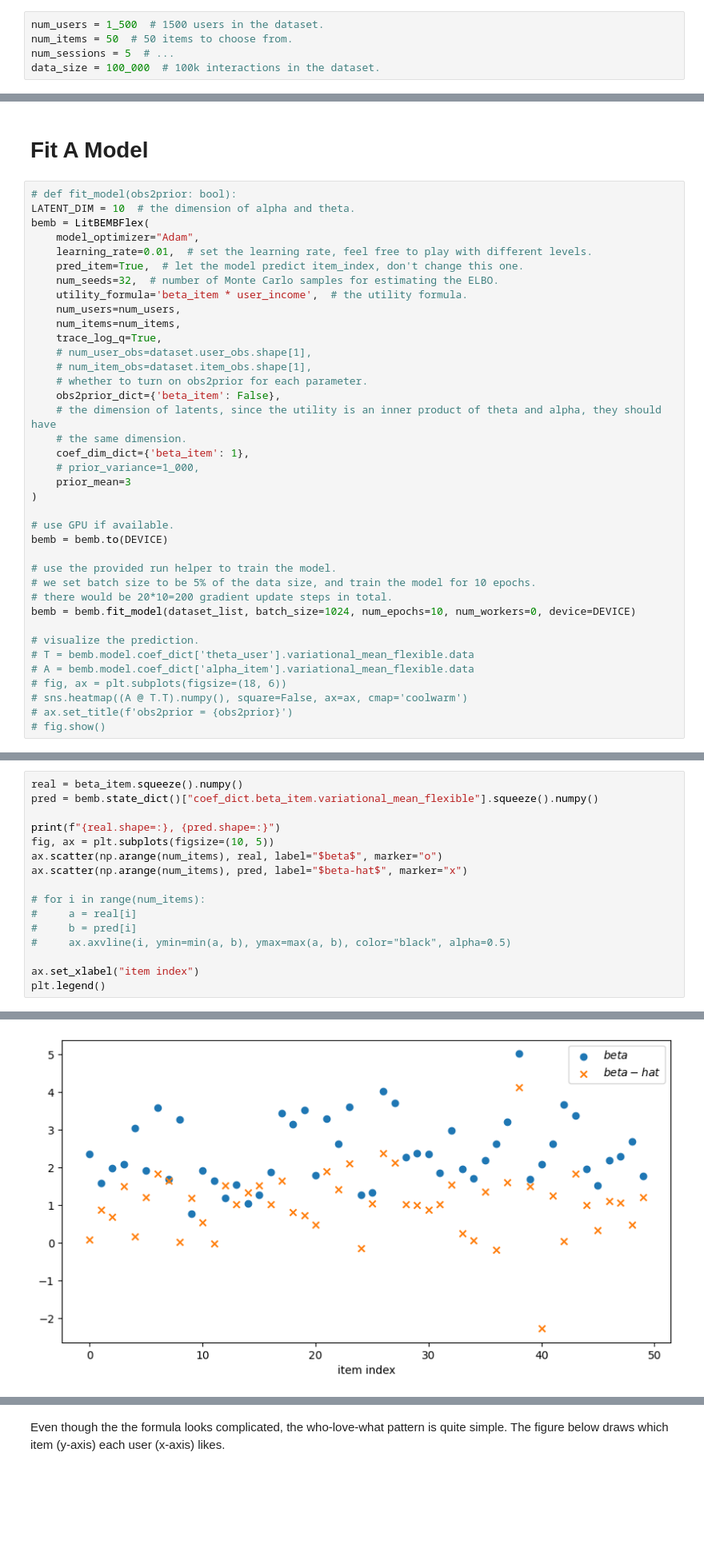
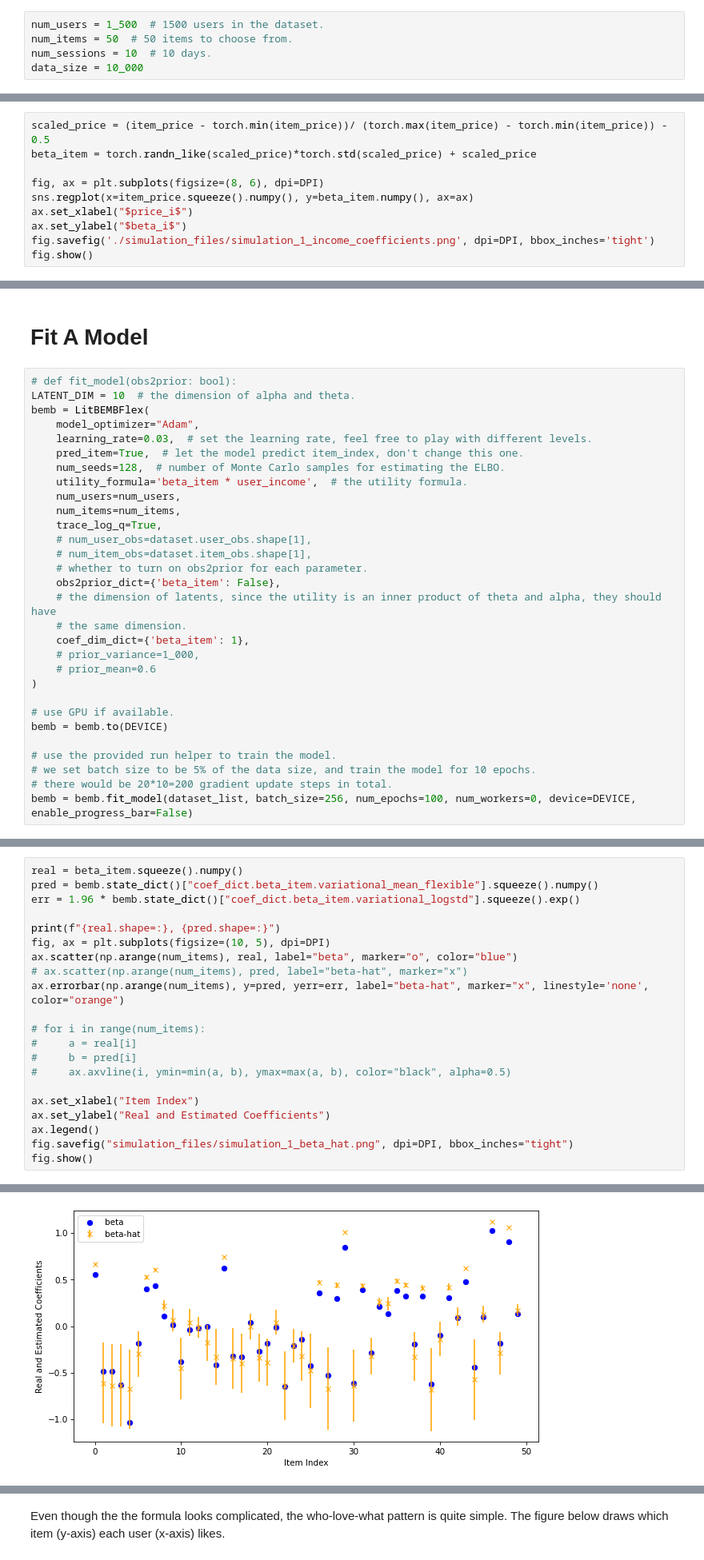
Before and after one commit to gsbDBI/bemb, a Jupyter notebook: tutorials/simulation/simulation_study_paper_demo.ipynb, the cells around one changed output, grey strips where cells are left out. Shown: that part at 80% size. Saved outputs shown, nothing was run; the diff lists cells and outputs as text; blank space fills up the shorter version.

Commit message:
update simulations

```diff
--- a/tutorials/simulation/simulation_study_paper_demo.ipynb
+++ b/tutorials/simulation/simulation_study_paper_demo.ipynb
@@ -22,8 +31,8 @@ Please note that the `data_size` is much smaller than `num_users` $\times$ `num_
 # %%
 num_users = 1_500  # 1500 users in the dataset.
 num_items = 50  # 50 items to choose from.
-num_sessions = 5  # ...
-data_size = 100_000  # 100k interactions in the dataset.
+num_sessions = 10  # 10 days.
+data_size = 10_000
 # %%
 user_index = torch.LongTensor(np.random.choice(num_users, size=data_size))
 session_index = torch.LongTensor(np.random.choice(num_sessions, size=data_size))
@@ -87,0 +80,10 @@ plot_tensor(beta_item)
+# %%
+scaled_price = (item_price - torch.min(item_price))/ (torch.max(item_price) - torch.min(item_price)) - 0.5
+beta_item = torch.randn_like(scaled_price)*torch.std(scaled_price) + scaled_price
+
+fig, ax = plt.subplots(figsize=(8, 6), dpi=DPI)
+sns.regplot(x=item_price.squeeze().numpy(), y=beta_item.numpy(), ax=ax)
+ax.set_xlabel("$price_i$")
+ax.set_ylabel("$beta_i$")
+fig.savefig('./simulation_files/simulation_1_income_coefficients.png', dpi=DPI, bbox_inches='tight')
+fig.show()
@@ -174,9 +180,9 @@ ChoiceDataset(label=[], item_index=[100000], user_index=[100000], session_index=
 LATENT_DIM = 10  # the dimension of alpha and theta.
 bemb = LitBEMBFlex(
     model_optimizer="Adam",
-    learning_rate=0.01,  # set the learning rate, feel free to play with different levels.
+    learning_rate=0.03,  # set the learning rate, feel free to play with different levels.
     pred_item=True,  # let the model predict item_index, don't change this one.
-    num_seeds=32,  # number of Monte Carlo samples for estimating the ELBO.
+    num_seeds=128,  # number of Monte Carlo samples for estimating the ELBO.
     utility_formula='beta_item * user_income',  # the utility formula.
     num_users=num_users,
     num_items=num_items,
@@ -189,7 +195,7 @@ bemb = LitBEMBFlex(
     # the same dimension.
     coef_dim_dict={'beta_item': 1},
     # prior_variance=1_000,
-    prior_mean=3
+    # prior_mean=0.6
 )
 
 # use GPU if available.
@@ -198,15 +204,7 @@ bemb = bemb.to(DEVICE)
 # use the provided run helper to train the model.
 # we set batch size to be 5% of the data size, and train the model for 10 epochs.
 # there would be 20*10=200 gradient update steps in total.
-bemb = bemb.fit_model(dataset_list, batch_size=1024, num_epochs=10, num_workers=0, device=DEVICE)
-
-# visualize the prediction.
-# T = bemb.model.coef_dict['theta_user'].variational_mean_flexible.data
-# A = bemb.model.coef_dict['alpha_item'].variational_mean_flexible.data
-# fig, ax = plt.subplots(figsize=(18, 6))
-# sns.heatmap((A @ T.T).numpy(), square=False, ax=ax, cmap='coolwarm')
-# ax.set_title(f'obs2prior = {obs2prior}')
-# fig.show()
+bemb = bemb.fit_model(dataset_list, batch_size=256, num_epochs=100, num_workers=0, device=DEVICE, enable_progress_bar=False)
 # %% [output]
 GPU available: True (cuda), used: True
 TPU available: False, using: 0 TPU cores
@@ -258,18 +253,23 @@ plot_tensor(beta_item_hat)
 # %%
 real = beta_item.squeeze().numpy()
 pred = bemb.state_dict()["coef_dict.beta_item.variational_mean_flexible"].squeeze().numpy()
+err = 1.96 * bemb.state_dict()["coef_dict.beta_item.variational_logstd"].squeeze().exp()
 
 print(f"{real.shape=:}, {pred.shape=:}")
-fig, ax = plt.subplots(figsize=(10, 5))
-ax.scatter(np.arange(num_items), real, label="$beta$", marker="o")
-ax.scatter(np.arange(num_items), pred, label="$beta-hat$", marker="x")
+fig, ax = plt.subplots(figsize=(10, 5), dpi=DPI)
+ax.scatter(np.arange(num_items), real, label="beta", marker="o", color="blue")
+# ax.scatter(np.arange(num_items), pred, label="beta-hat", marker="x")
+ax.errorbar(np.arange(num_items), y=pred, yerr=err, label="beta-hat", marker="x", linestyle='none', color="orange")
 
 # for i in range(num_items):
 #     a = real[i]
 #     b = pred[i]
 #     ax.axvline(i, ymin=min(a, b), ymax=max(a, b), color="black", alpha=0.5)
 
-ax.set_xlabel("item index")
-plt.legend()
+ax.set_xlabel("Item Index")
+ax.set_ylabel("Real and Estimated Coefficients")
+ax.legend()
+fig.savefig("simulation_files/simulation_1_beta_hat.png", dpi=DPI, bbox_inches="tight")
+fig.show()
 # %% [output]
 real.shape=(50,), pred.shape=(50,)
@@ -277 +276 @@ real.shape=(50,), pred.shape=(50,)
-[figure, old version]
+[figure, new version]
```
Also changed, not shown: parts of 36 cells of this notebook, 5 other files.
